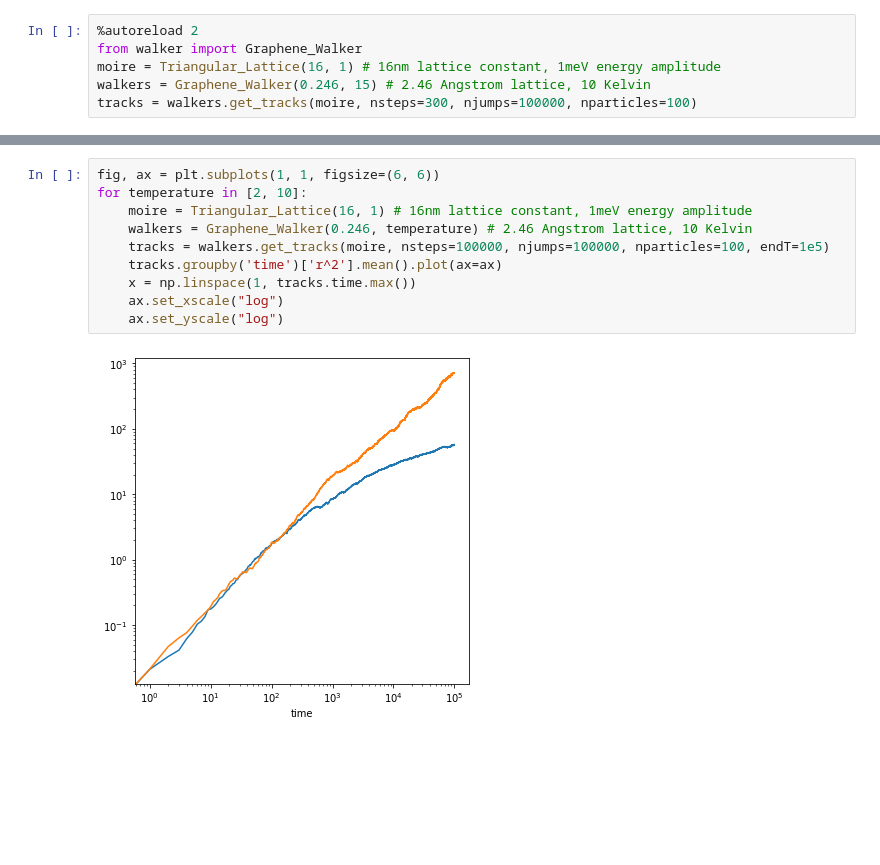
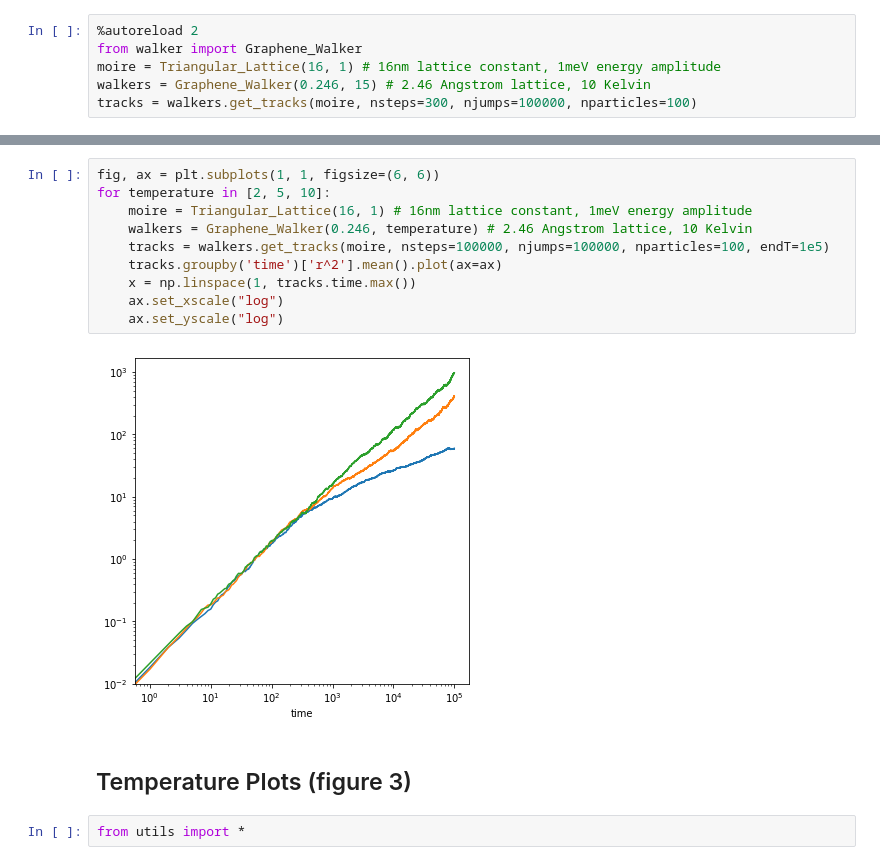
Before and after one commit to asaiacai/moire_walk, a Jupyter notebook: visualize.ipynb, the cells around one changed output, grey strips where cells are left out. Saved outputs shown, nothing was run; the diff lists cells and outputs as text; blank space fills up the shorter version.

Commit message:
Added code for basic temperature plot

```diff
--- a/visualize.ipynb
+++ b/visualize.ipynb
@@ -49,12 +49,16 @@ tracks[tracks['particle'] == 0].plot(x = 'x', y='y', ax=ax)
 # %%
 fig, ax = plt.subplots(1, 1, figsize=(6, 6))
-for temperature in [2, 10]:
+for temperature in [2, 5, 10]:
     moire = Triangular_Lattice(16, 1) # 16nm lattice constant, 1meV energy amplitude
     walkers = Graphene_Walker(0.246, temperature) # 2.46 Angstrom lattice, 10 Kelvin
     tracks = walkers.get_tracks(moire, nsteps=100000, njumps=100000, nparticles=100, endT=1e5)
     tracks.groupby('time')['r^2'].mean().plot(ax=ax)
     x = np.linspace(1, tracks.time.max())
     ax.set_xscale("log")
     ax.set_yscale("log")
 # %% [output]
-[figure, old version]
+[figure, new version]
+# %% [markdown]
+## Temperature Plots (figure 3)
+# %%
+from utils import *
```
Also changed, not shown: parts of 3 cells of this notebook, 2 other files.
